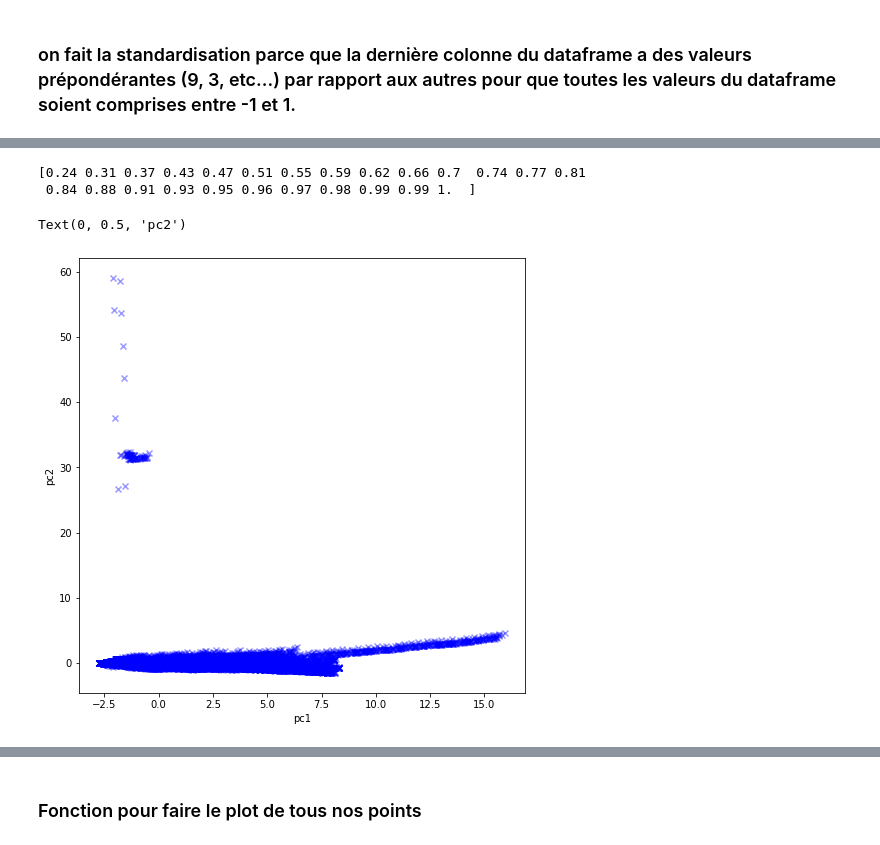
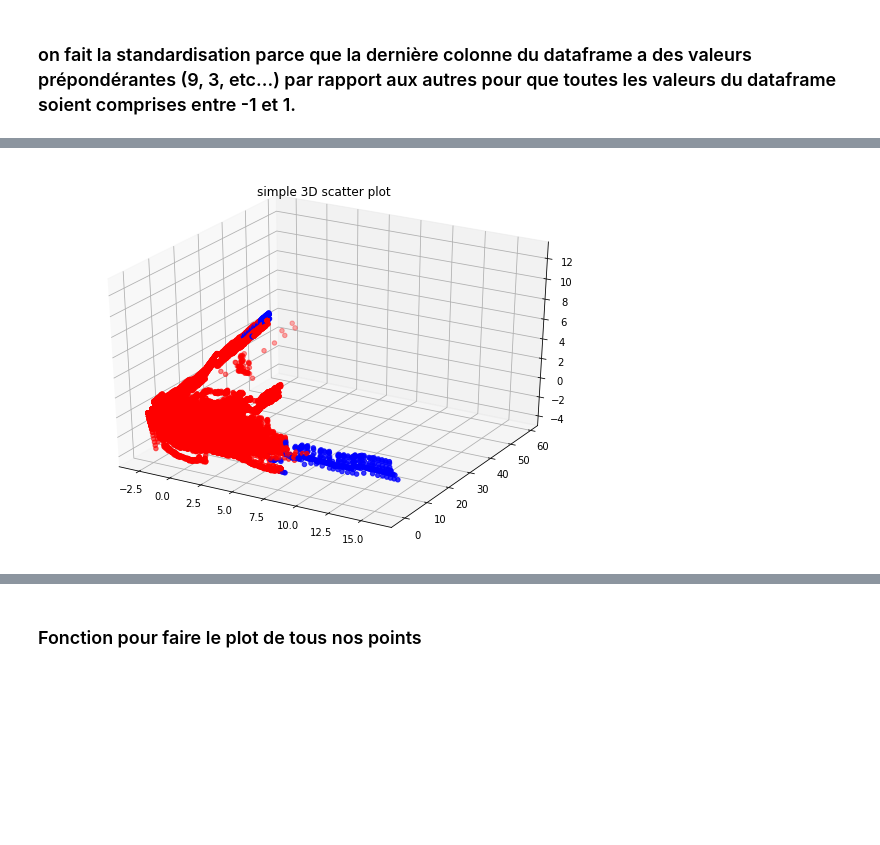
Before and after one commit to pfolaa/fraud_detection, a Jupyter notebook: fraud_detection_01.ipynb, the cells around one changed output, grey strips where cells are left out. Saved outputs shown, nothing was run; the diff lists cells and outputs as text; code cells hidden in the pictures; blank space fills up the shorter version.

```diff
--- a/fraud_detection_01.ipynb
+++ b/fraud_detection_01.ipynb
@@ -3587,7 +3589,7 @@ import matplotlib.pyplot as plt
 res_x_train = []
 res = []
 for ele in tqdm(X_train):
-  ele = ele[['Number_Transactions', 'Appplication_get', 'Payment', 'Declined', 'Preapprouved', 'Accepted',
+  ele = ele[['Phone_Number', 'Number_Transactions', 'Appplication_get', 'Payment', 'Declined', 'Preapprouved', 'Accepted',
              'Lifestyle' ,'Wallet_balance', 'Adverts' ,'Bank', 'Updated' ,'Products', 'Locations' ,'Client_Get', 'Client_V2_Create',
              'Payment_cumulative','Decline_cumulative', 'Application_get_cumulative', 'Preapprouved_cumulative','Accepted_cumulative',
              'Lifestyle_cumulative', 'Wallet_balance_cumulative', 'Adverts_cumulative', 'Bank_cumulative', 'Update_cumulative',
@@ -3641,48 +3637,50 @@ print(my_model.explained_variance_ratio_.cumsum())
-# %%
-from sklearn.decomposition import PCA
-
-
-pca_test = PCA(n_components=25)
-pca_test.fit(Scaled_data) #------------Using scaled data
-cvr = np.cumsum(pca_test.explained_variance_ratio_)
-
-print(np.round(cvr, 2))
-#pca_test = PCA(n_components=25)
-#pca_test.fit(X_train) #------------Using non scaled data
-#cvr2 = np.cumsum(pca_test.explained_variance_ratio_)
-# %% [output]
-[0.24 0.31 0.37 0.43 0.47 0.51 0.55 0.59 0.62 0.66 0.7  0.74 0.77 0.81
- 0.84 0.88 0.91 0.93 0.95 0.96 0.97 0.98 0.99 0.99 1.  ]
 # %%
 from sklearn.decomposition import PCA
+from mpl_toolkits import mplot3d
 import random
 
 # Scale data before applying PCA
 #scaling=StandardScaler()
 
 # Use fit and transform method
 #scaling.fit(df1)
 #Scaled_data=scaling.transform(df1)
 
-# Set the n_components=25
-principal=PCA(n_components=25)
+# Set the n_components=3
+principal=PCA(n_components=3)
 principal.fit(Scaled_data)
 x=principal.transform(Scaled_data)
 
 # Check the dimensions of data after PCA
 #print(x.shape)
 
 principal.components_
 
-#df_sortie = pd.DataFrame(x, columns=['pc1', 'pc2'])
+df_sortie = pd.DataFrame(x, columns=['pc1', 'pc2', 'pc3'])
 #print(df_sortie)
 #df_filtre = df_sortie[(df_sortie['pc1'] >= 7) & (df_sortie['pc2'] >= 6)]
 #print(df_filtre)
 
-plt.figure(figsize=(8,8))
-plt.scatter(x[:,0]+random.uniform(0, 1)/10, x[:,1]+random.uniform(0, 1)/100, c='blue', cmap='plasma', marker='x', alpha=0.4)
-plt.xlabel('pc1')
-plt.ylabel('pc2')
+x=df_sortie['pc1']
+y=df_sortie['pc2']
+z=df_sortie['pc3']
+
+# Creating figure
+fig = plt.figure(figsize = (10, 7))
+ax = plt.axes(projection ="3d")
+
+
+# Creating plot
+ax.scatter3D(x, y, z, color = my_colors_isolation)
+plt.title("simple 3D scatter plot")
+
+# show plot
+plt.show()
+
+
+#plt.figure(figsize=(8,8))
+#plt.scatter(x[:,0]+random.uniform(0, 1)/10, x[:,1]+random.uniform(0, 1)/100, c='blue', cmap='plasma', marker='x', alpha=0.4)
+#plt.xlabel('pc1')
+#plt.ylabel('pc2')
 # %% [output]
-Text(0, 0.5, 'pc2')
-[figure, old version]
+[figure, new version]
```
Also changed, not shown: parts of 27 cells of this notebook.
